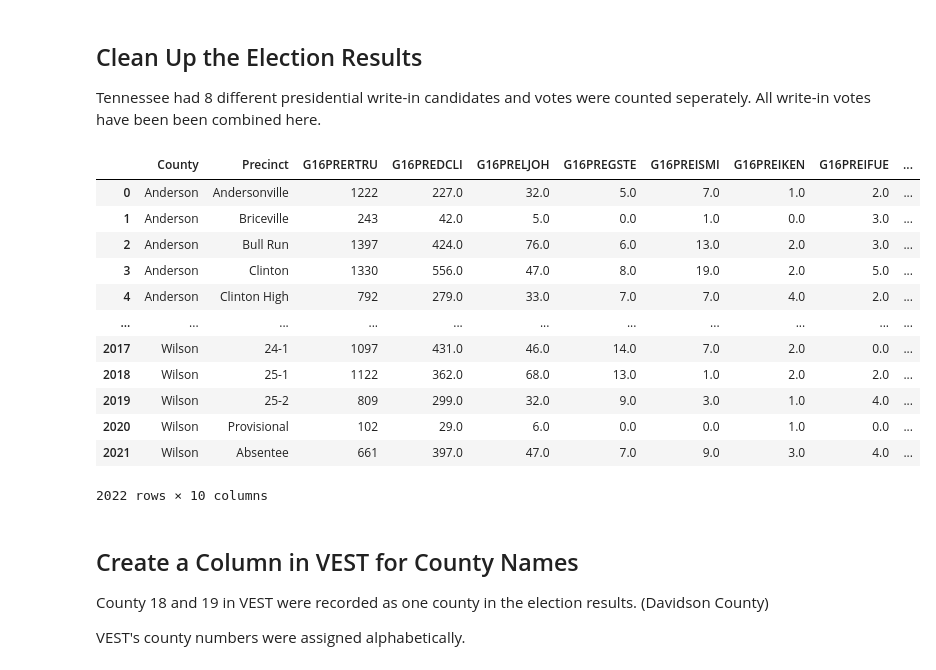
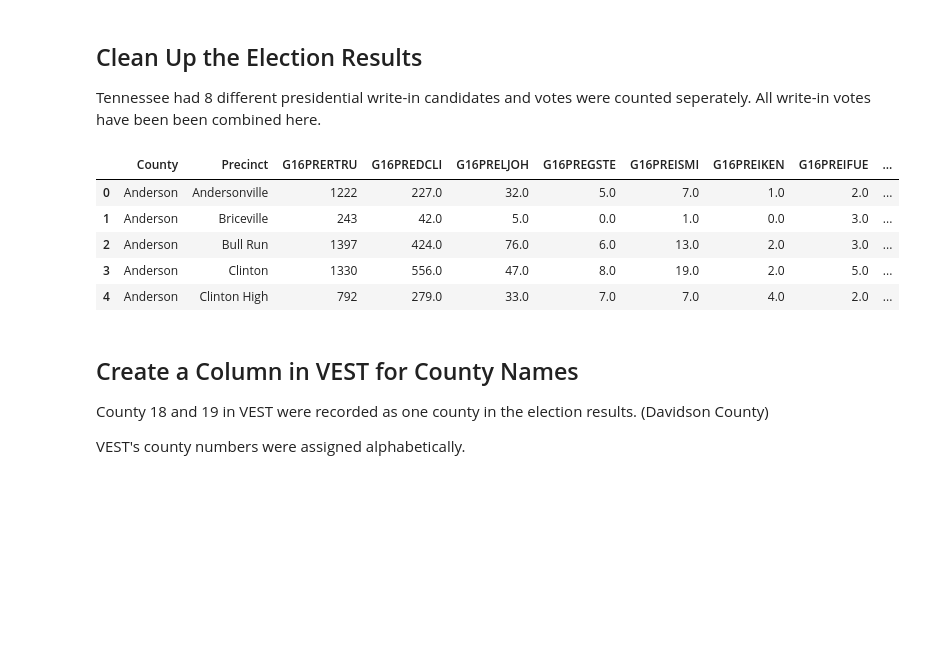
Before and after one commit to nonpartisan-redistricting-datahub/pdv-tn, a Jupyter notebook: vest-tn-2016/vest-tn-2016-validation.ipynb, the cells around one changed output. Drawn from its saved outputs; the diff is of its cells as text; code cells hidden in the pictures; blank space fills up the shorter version.

```diff
--- a/vest-tn-2016/vest-tn-2016-validation.ipynb
+++ b/vest-tn-2016/vest-tn-2016-validation.ipynb
@@ -100,41 +88,34 @@ president_election_16_2.reset_index(drop=True, inplace = True)
 
 # Concatenate the second dataframe to the first dataframe
 president_election_16 = pd.concat([president_election_16_1,president_election_16_2], axis = 1, ignore_index = False)
 
 # Add all the write-in votes
 president_election_16['PVTALLY8'] = president_election_16.PVTALLY8 + president_election_16.PVTALLY9 + president_election_16.PVTALLY10 + president_election_16.PVTALLY11 + president_election_16.PVTALLY12 + president_election_16.PVTALLY13 + president_election_16.PVTALLY14 + president_election_16.PVTALLY15
 
 # Drop all the write-in columns except for the column with sum of all the write-in votes
 president_election_16 = president_election_16.drop(['COL1HDG','PVTALLY9','PVTALLY10','PVTALLY11','PVTALLY12','PVTALLY13','PVTALLY14','PVTALLY15'], axis = 1)
 
 # Deal with the index
 president_election_16.reset_index(drop=True, inplace = True)
 
 # Rename the columns to match VEST
 president_election_16.columns = ['County','Precinct','G16PRERTRU', 'G16PREDCLI', 'G16PREIFUE', 'G16PRELJOH',
        'G16PREIKEN', 'G16PREISMI', 'G16PREGSTE', 'G16PREOWRI']
 # Reorder the columns to match VEST
 president_election_16 = president_election_16[['County','Precinct','G16PRERTRU', 'G16PREDCLI', 'G16PRELJOH',
        'G16PREGSTE', 'G16PREISMI', 'G16PREIKEN', 'G16PREIFUE', 'G16PREOWRI']]
 
 # Fill n/a values with 0
 president_election_16 = president_election_16.fillna(0)
 
-president_election_16
+president_election_16.head()
 # %% [output]
 |  | County | Precinct | G16PRERTRU | G16PREDCLI | G16PRELJOH | G16PREGSTE | G16PREISMI | G16PREIKEN | G16PREIFUE | ... |
 | 0 | Anderson | Andersonville | 1222 | 227.0 | 32.0 | 5.0 | 7.0 | 1.0 | 2.0 | ... |
 | 1 | Anderson | Briceville | 243 | 42.0 | 5.0 | 0.0 | 1.0 | 0.0 | 3.0 | ... |
 | 2 | Anderson | Bull Run | 1397 | 424.0 | 76.0 | 6.0 | 13.0 | 2.0 | 3.0 | ... |
 | 3 | Anderson | Clinton | 1330 | 556.0 | 47.0 | 8.0 | 19.0 | 2.0 | 5.0 | ... |
 | 4 | Anderson | Clinton High | 792 | 279.0 | 33.0 | 7.0 | 7.0 | 4.0 | 2.0 | ... |
-| ... | ... | ... | ... | ... | ... | ... | ... | ... | ... | ... |
-| 2017 | Wilson | 24-1 | 1097 | 431.0 | 46.0 | 14.0 | 7.0 | 2.0 | 0.0 | ... |
-| 2018 | Wilson | 25-1 | 1122 | 362.0 | 68.0 | 13.0 | 1.0 | 2.0 | 2.0 | ... |
-| 2019 | Wilson | 25-2 | 809 | 299.0 | 32.0 | 9.0 | 3.0 | 1.0 | 4.0 | ... |
-| 2020 | Wilson | Provisional | 102 | 29.0 | 6.0 | 0.0 | 0.0 | 1.0 | 0.0 | ... |
-| 2021 | Wilson | Absentee | 661 | 397.0 | 47.0 | 7.0 | 9.0 | 3.0 | 4.0 | ... |
-2022 rows × 10 columns
 # %% [markdown]
 ## Create a Column in VEST for County Names
 County 18 and 19 in VEST were recorded as one county in the election results. (Davidson County)
```
Also changed, not shown: parts of 17 cells of this notebook, 5 other files.
